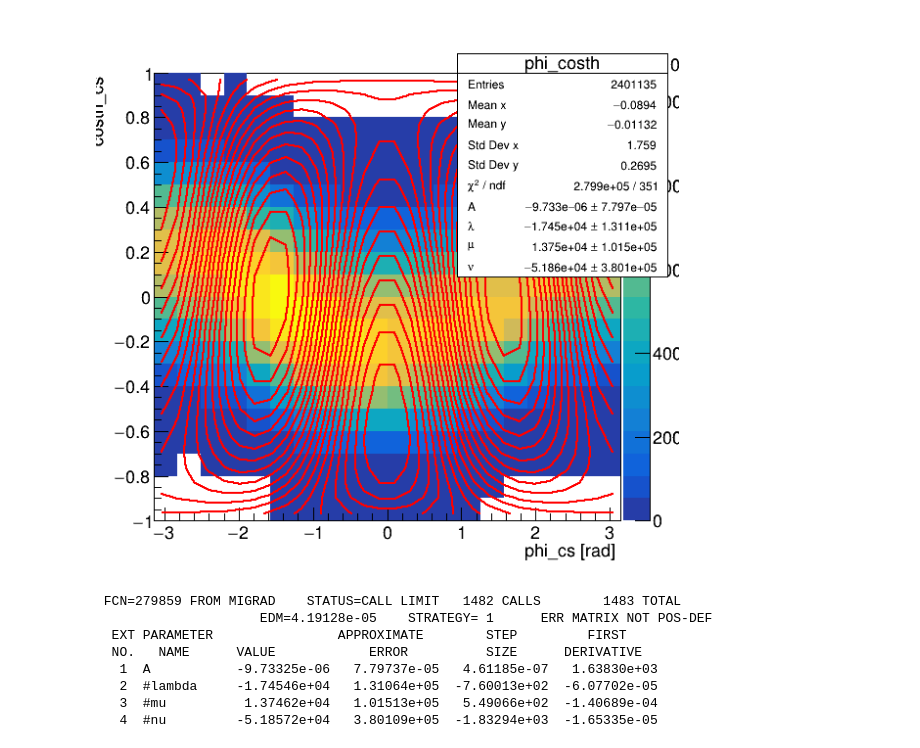
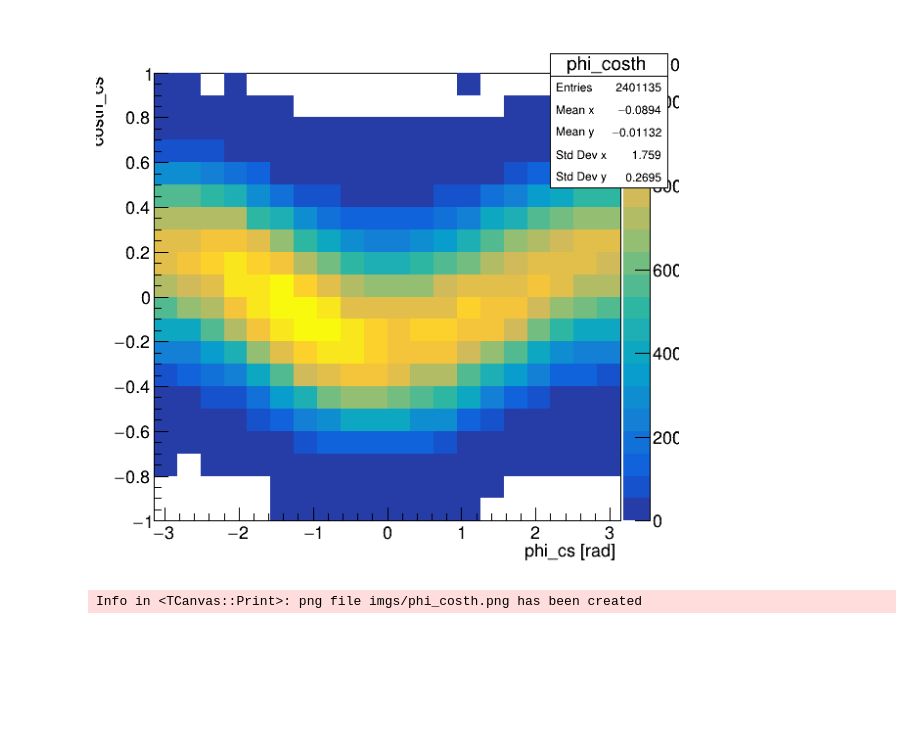
Before and after one commit to dinupa1/DeepUnfold, a Jupyter notebook: plots.ipynb, the cells around one changed output. Cells and saved outputs as stored; diff of their text form; code cells hidden in the pictures; blank space fills up the shorter version.

```diff
--- a/plots.ipynb
+++ b/plots.ipynb
@@ -49,16 +41,9 @@ TH2D* phi_costh = new TH2D("phi_costh", "; phi_cs [rad]; costh_cs", phi_bins, -P
 tree0->Project("phi_costh", "costh:phi", "(fpga1==1 && mass > 0.0 && 4.5 < true_mass && true_mass < 8.0)* weight");
 # %%
 phi_costh->Draw("COLZ");
-phi_costh->Fit("fit2D");
+// phi_costh->Fit("fit2D");
 can->SaveAs("imgs/phi_costh.png");
 can->Draw();
 # %% [output]
-[figure, old version]
+[figure, new version]
- FCN=279859 FROM MIGRAD    STATUS=CALL LIMIT   1482 CALLS        1483 TOTAL
-                     EDM=4.19128e-05    STRATEGY= 1      ERR MATRIX NOT POS-DEF
-  EXT PARAMETER                APPROXIMATE        STEP         FIRST
-  NO.   NAME      VALUE            ERROR          SIZE      DERIVATIVE
-   1  A           -9.73325e-06   7.79737e-05   4.61185e-07   1.63830e+03
-   2  #lambda     -1.74546e+04   1.31064e+05  -7.60013e+02  -6.07702e-05
-   3  #mu          1.37462e+04   1.01513e+05   5.49066e+02  -1.40689e-04
-   4  #nu         -5.18572e+04   3.80109e+05  -1.83294e+03  -1.65335e-05
+Info in <TCanvas::Print>: png file imgs/phi_costh.png has been created
```
Also changed, not shown: parts of 2 cells of this notebook.
